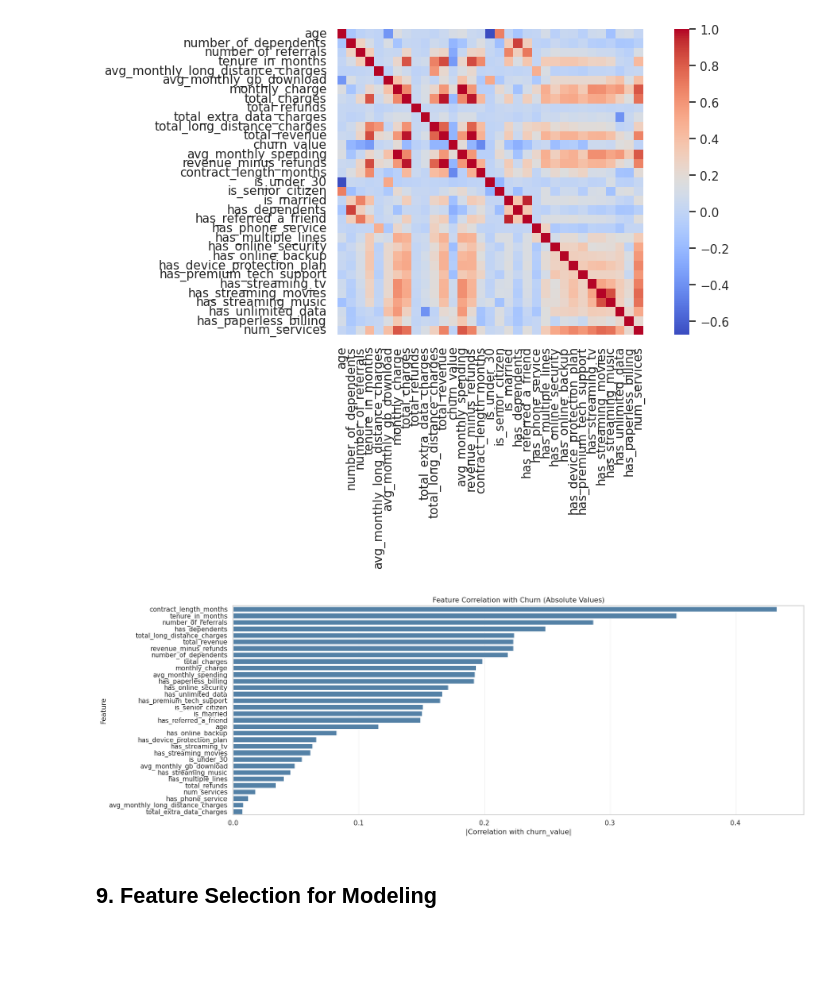
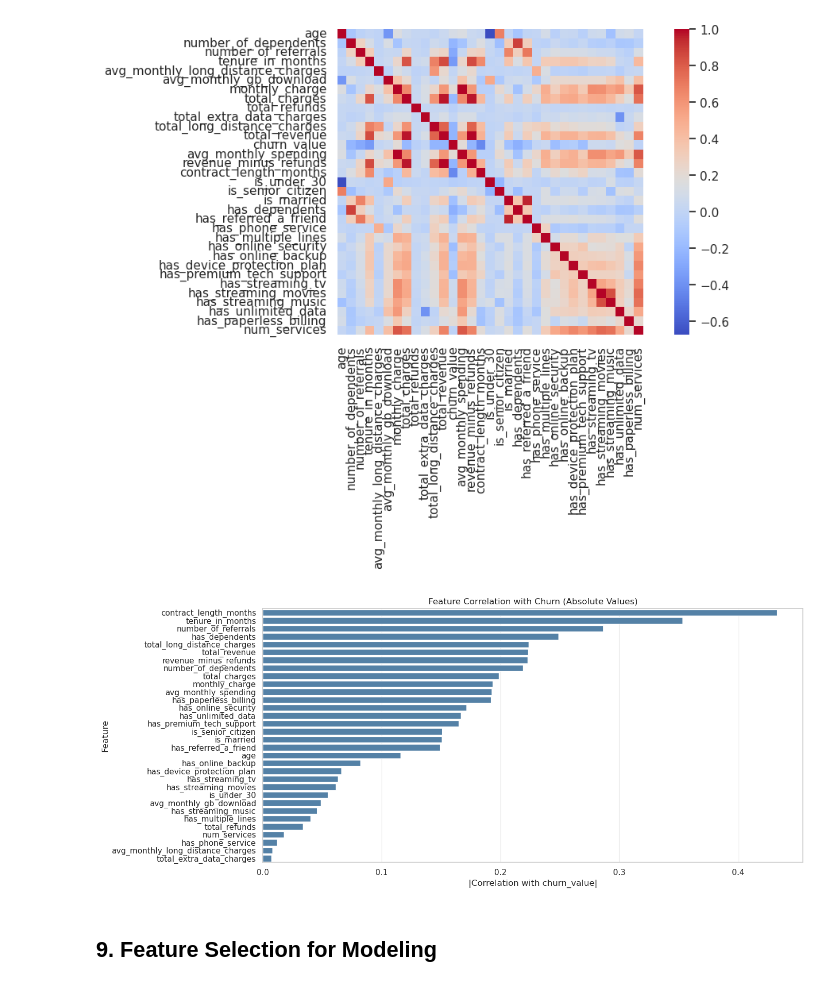
Before and after one commit to renteria-luis/telco-churn-prediction, a Jupyter notebook: notebooks/01_eda_and_feature_engineering.ipynb, the cells around one changed output. Drawn from its saved outputs; the diff is of its cells as text; code cells hidden in the pictures; blank space fills up the shorter version.

```diff
--- a/notebooks/01_eda_and_feature_engineering.ipynb
+++ b/notebooks/01_eda_and_feature_engineering.ipynb
@@ -345,16 +345,16 @@ plt.show()
 [figure]
 # %%
 bar_corr = abs(corr.loc['churn_value']).sort_values(ascending=False)
-plt.figure(figsize=(17, 6))
+plt.figure(figsize=(14, 6))
 sns.barplot(x=bar_corr[1:].values, y=bar_corr[1:].index, orient='h', color='steelblue')
 plt.xlabel('|Correlation with churn_value|')
 plt.ylabel('Feature')
 plt.title('Feature Correlation with Churn (Absolute Values)')
 plt.tight_layout()
 plt.savefig(REPORTS_FIGURES / f'08_correlation_plot.png', dpi=150)
 plt.show()
 # %% [output]
-[figure, old version]
+[figure, new version]
 # %% [markdown]
 ## 9. Feature Selection for Modeling
 # %% [markdown]
```
Also changed, not shown: parts of 2 cells of this notebook, 1 other file.
